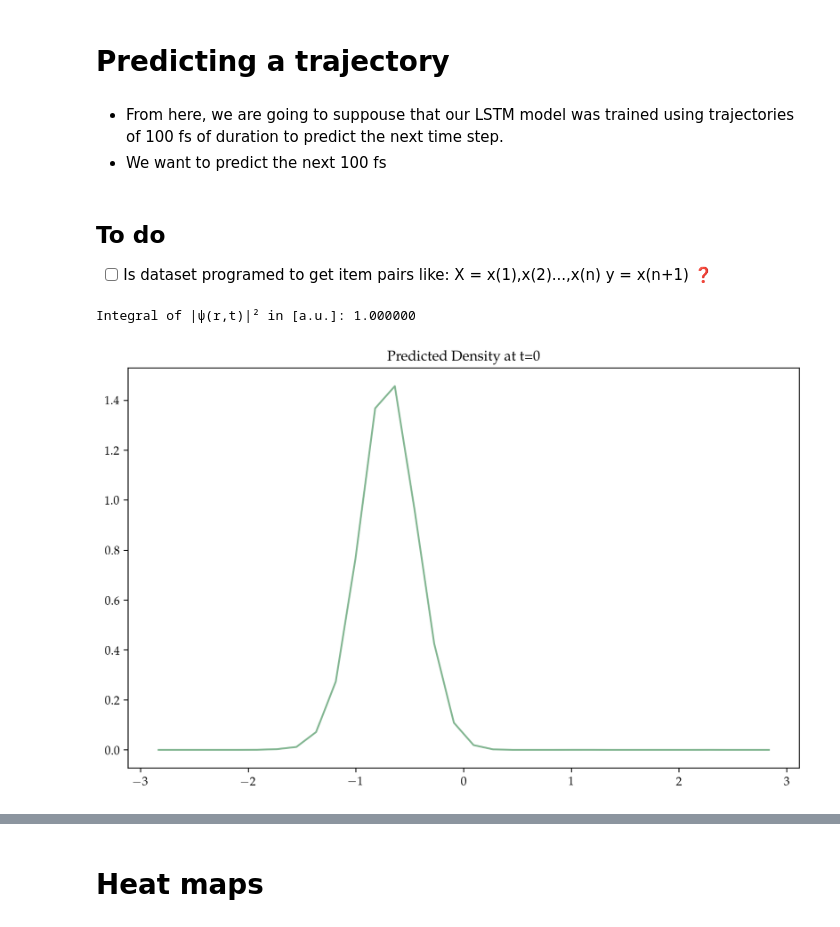
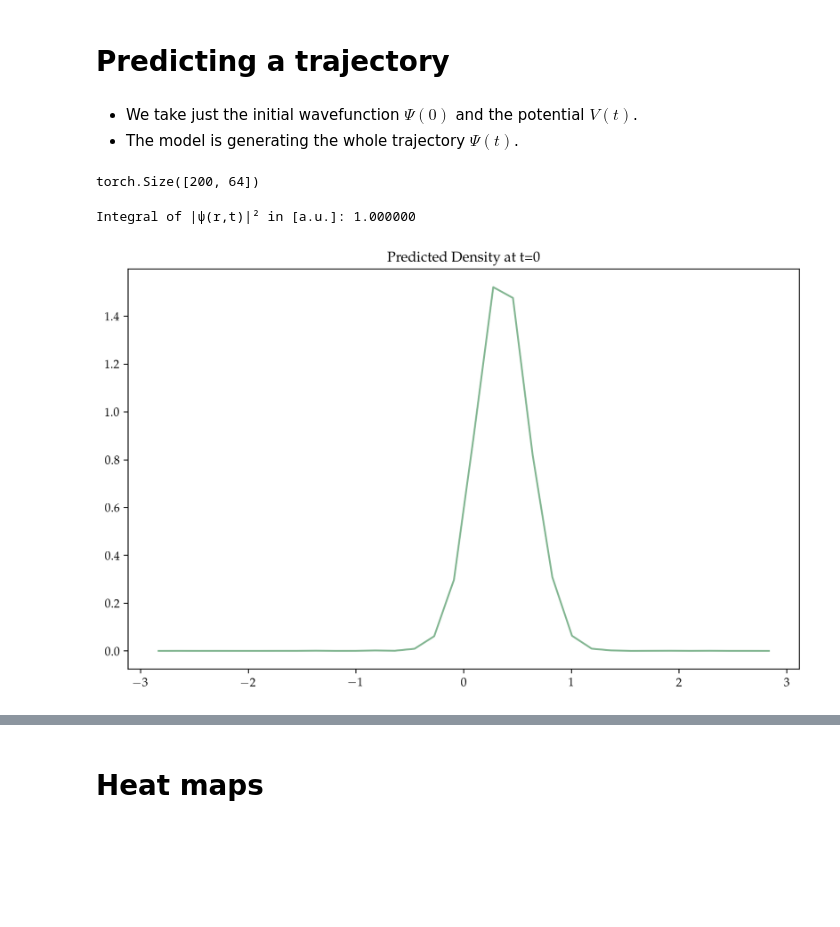
Before and after one commit to Jessi-MM/LSTM_PropagatorLearning, a Jupyter notebook: notebooks/new_03_predictions_visualization.ipynb, the cells around one changed output, grey strips where cells are left out. Drawn from its saved outputs; the diff is of its cells as text; code cells hidden in the pictures; blank space fills up the shorter version.

```diff
--- a/notebooks/new_03_predictions_visualization.ipynb
+++ b/notebooks/new_03_predictions_visualization.ipynb
@@ -101,11 +101,8 @@ If model was save with `torch.save(model.state_dict(), 'model_name.pth')`, uncom
 # %% [markdown]
 # Predicting a trajectory
 # %% [markdown]
-- From here, we are going to suppouse that our LSTM model was trained using trajectories of 100 fs of duration to predict the next time step.
-- We want to predict the next 100 fs
+- We take just the initial wavefunction $\Psi(0)$ and the potential $V(t)$.
+- The model is generating the whole trajectory $\Psi(t)$.
-# %% [markdown]
-## To do
-- [ ] Is dataset programed to get item pairs like: X = x(1),x(2)...,x(n) y = x(n+1) ❓
 # %%
 def generate_trajectory_psi(model, X_seq, seq_len, prediction_len):
     """
@@ -122,6 +119,7 @@ def generate_trajectory_psi(model, X_seq, seq_len, prediction_len):
 
     # Initialize the sequence with the first seq_len steps
     current_seq = X_seq[:seq_len].unsqueeze(0)  # shape: (1, seq_len, 3*num_grid_points)
+    generated.append(current_seq[0, -1, :2*num_grid_points])  # store the last Psi (real + imag)
 
     # Extract the potential from time = seq_len to seq_len + prediction_len
     V = X_seq[seq_len:seq_len + prediction_len, 2*num_grid_points:]  # shape: (prediction_len, num_grid_points)
@@ -165,29 +163,33 @@ def generate_trajectory_psi(model, X_seq, seq_len, prediction_len):
     generated = torch.stack(generated)  # shape: (prediction_len, 2*num_grid_points)
     return generated
 # %%
-trajectory_index = 20
+trajectory_index = 0
 seq_len = 1 # Length of the sequence used to train the model / lenght of initial window
-prediction_len = 199  # generate 100 steps beyond seq_len
+prediction_len = 199
 
 X_single = torch.tensor(X[trajectory_index], dtype=torch.float32) # shape: (num_timesteps, features: 3*num_grid_points)
 
 y_true = torch.tensor(y[trajectory_index][seq_len:], dtype=torch.float32)  # true deltas after seq_len, shape: (num_timesteps - seq_len, features: 2*num_grid_points)
 
 generated_psi = generate_trajectory_psi(model, X_single, seq_len, prediction_len)
+# %%
+generated_psi.shape  # shape: (prediction_len, 2*num_grid_points)
+# %% [output]
+torch.Size([200, 64])
 # %%
 # Checking normalization of psi in space:
 r_n = np.linspace(-1.5,1.5,num_grid_points)*(1/0.5291775)  # angstroms to au
 pred_density = generated_psi[:, :num_grid_points]**2 + generated_psi[:, num_grid_points:]**2
 
 # Plotting the predicted density
 plt.figure(figsize=(10, 6))
-plt.plot(r_n, pred_density[0].numpy(), label='Predicted Density', color=color[0])
+plt.plot(r_n, pred_density[1].numpy(), label='Predicted Density', color=color[0])
 plt.title('Predicted Density at t=0')
-integral = np.trapz(pred_density[0], r_n)
+integral = np.trapz(pred_density[1], r_n)
 print(f"Integral of |ψ(r,t)|² in [a.u.]: {integral:.6f}")
 # %% [output]
 Integral of |ψ(r,t)|² in [a.u.]: 1.000000
-[figure, old version]
+[figure, new version]
 # %%
 import matplotlib.pyplot as plt
 
```
Also changed, not shown: parts of 13 cells of this notebook, 1 other file.
